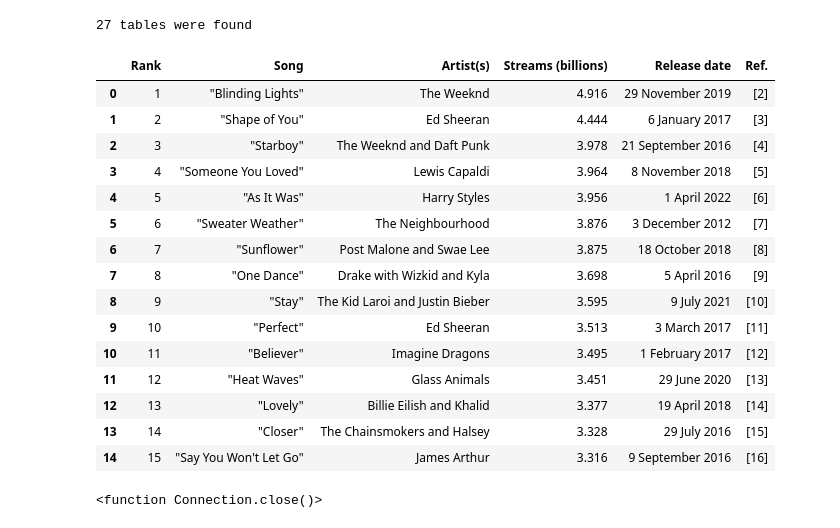
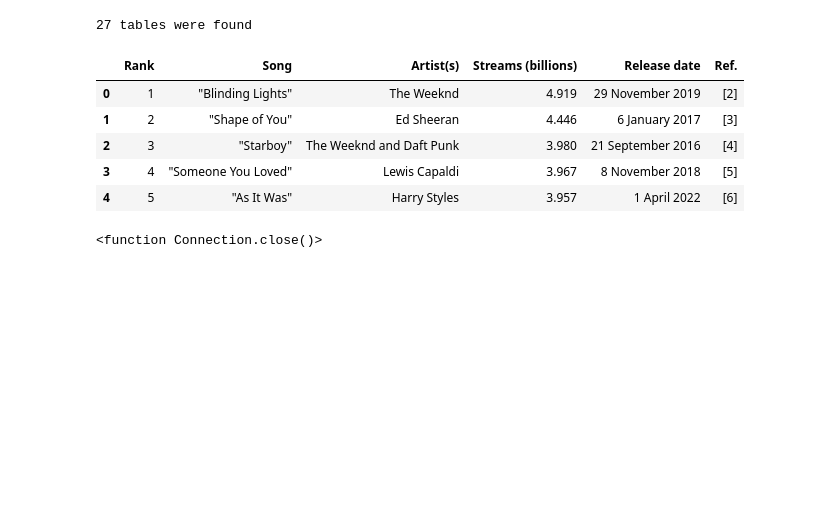
Before and after one commit to 4GeeksAcademy/Porter-s-web-scrapping-project, a Jupyter notebook: src/explore.ipynb, the cells around one changed output. Drawn from its saved outputs; the diff is of its cells as text; code cells hidden in the pictures; blank space fills up the shorter version.

```diff
--- a/src/explore.ipynb
+++ b/src/explore.ipynb
@@ -32,25 +32,15 @@ print(f"{len(table)} tables were found")
 # %%
 # Visualize the first table for understanding of what is in the table
 
 df=table[0]
-df.head(15)
+df.head(5)
 # %% [output]
 |  | Rank | Song | Artist(s) | Streams (billions) | Release date | Ref. |
-| 0 | 1 | "Blinding Lights" | The Weeknd | 4.916 | 29 November 2019 | [2] |
-| 1 | 2 | "Shape of You" | Ed Sheeran | 4.444 | 6 January 2017 | [3] |
-| 2 | 3 | "Starboy" | The Weeknd and Daft Punk | 3.978 | 21 September 2016 | [4] |
-| 3 | 4 | "Someone You Loved" | Lewis Capaldi | 3.964 | 8 November 2018 | [5] |
-| 4 | 5 | "As It Was" | Harry Styles | 3.956 | 1 April 2022 | [6] |
-| 5 | 6 | "Sweater Weather" | The Neighbourhood | 3.876 | 3 December 2012 | [7] |
-| 6 | 7 | "Sunflower" | Post Malone and Swae Lee | 3.875 | 18 October 2018 | [8] |
-| 7 | 8 | "One Dance" | Drake with Wizkid and Kyla | 3.698 | 5 April 2016 | [9] |
-| 8 | 9 | "Stay" | The Kid Laroi and Justin Bieber | 3.595 | 9 July 2021 | [10] |
-| 9 | 10 | "Perfect" | Ed Sheeran | 3.513 | 3 March 2017 | [11] |
-| 10 | 11 | "Believer" | Imagine Dragons | 3.495 | 1 February 2017 | [12] |
-| 11 | 12 | "Heat Waves" | Glass Animals | 3.451 | 29 June 2020 | [13] |
-| 12 | 13 | "Lovely" | Billie Eilish and Khalid | 3.377 | 19 April 2018 | [14] |
-| 13 | 14 | "Closer" | The Chainsmokers and Halsey | 3.328 | 29 July 2016 | [15] |
-| 14 | 15 | "Say You Won't Let Go" | James Arthur | 3.316 | 9 September 2016 | [16] |
+| 0 | 1 | "Blinding Lights" | The Weeknd | 4.919 | 29 November 2019 | [2] |
+| 1 | 2 | "Shape of You" | Ed Sheeran | 4.446 | 6 January 2017 | [3] |
+| 2 | 3 | "Starboy" | The Weeknd and Daft Punk | 3.980 | 21 September 2016 | [4] |
+| 3 | 4 | "Someone You Loved" | Lewis Capaldi | 3.967 | 8 November 2018 | [5] |
+| 4 | 5 | "As It Was" | Harry Styles | 3.957 | 1 April 2022 | [6] |
 # %%
 # Store data into SQL Lite
 
```
